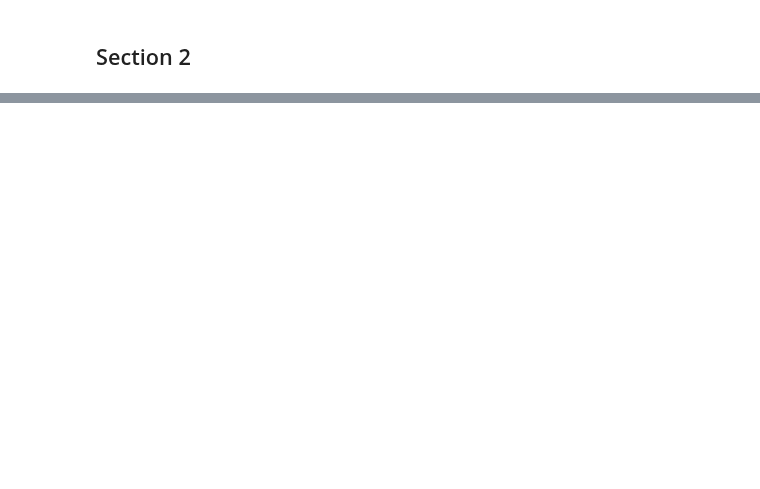
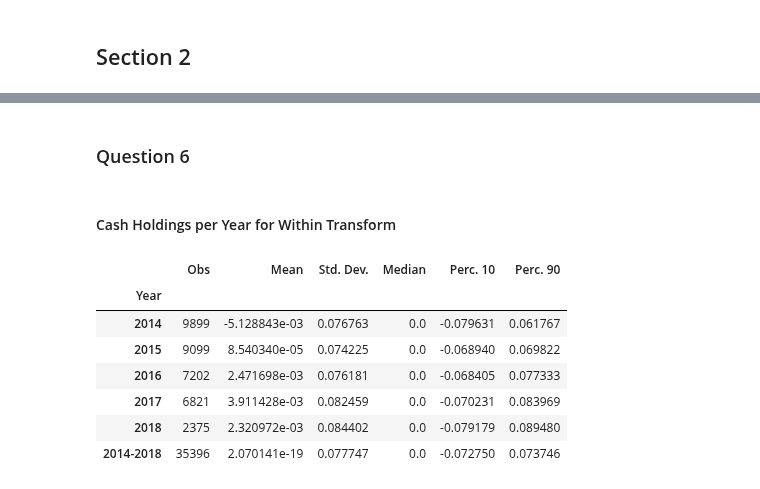
Before and after one commit to daniel-deutsch/FTD, a Jupyter notebook: Financial Econometrics II/project/main.ipynb, the cells around one changed output, grey strips where cells are left out. Saved outputs shown, nothing was run; the diff lists cells and outputs as text; code cells hidden in the pictures; blank space fills up the shorter version.

```diff
--- a/Financial Econometrics II/project/main.ipynb
+++ b/Financial Econometrics II/project/main.ipynb
@@ -87,0 +148,31 @@ within = df.subtract(df.groupby(level=0).mean(), level=0)
+# %% [markdown]
+### Question 6
+# %% [markdown]
+#### Cash Holdings per Year for Within Transform
+# %%
+table = within.groupby('year')['cash_mktsec_ratio'].describe(percentiles=[0.1, 0.9]).drop(columns=['min', 'max'])
+table.loc['2014-2018'] = within['cash_mktsec_ratio'].describe(percentiles=[0.1, 0.9]).drop(columns=['min', 'max'])
+
+table.rename(
+    columns={
+        'count': 'Obs',
+        'mean': 'Mean',
+        'std': 'Std. Dev.',
+        '10%': 'Perc. 10',
+        '50%': 'Median',
+        '90%': 'Perc. 90',
+        },
+    inplace=True
+)
+table.index.names = ['Year']
+table['Obs'] = table['Obs'].astype('int')
+table[['Obs', 'Mean', 'Std. Dev.', 'Median', 'Perc. 10', 'Perc. 90']]
+# %% [output]
+|  | Obs | Mean | Std. Dev. | Median | Perc. 10 | Perc. 90 |
+| Year |  |  |  |  |  |  |
+| 2014 | 9899 | -5.128843e-03 | 0.076763 | 0.0 | -0.079631 | 0.061767 |
+| 2015 | 9099 | 8.540340e-05 | 0.074225 | 0.0 | -0.068940 | 0.069822 |
+| 2016 | 7202 | 2.471698e-03 | 0.076181 | 0.0 | -0.068405 | 0.077333 |
+| 2017 | 6821 | 3.911428e-03 | 0.082459 | 0.0 | -0.070231 | 0.083969 |
+| 2018 | 2375 | 2.320972e-03 | 0.084402 | 0.0 | -0.079179 | 0.089480 |
+| 2014-2018 | 35396 | 2.070141e-19 | 0.077747 | 0.0 | -0.072750 | 0.073746 |
```
Also changed, not shown: parts of 33 cells of this notebook, 1 other file.
